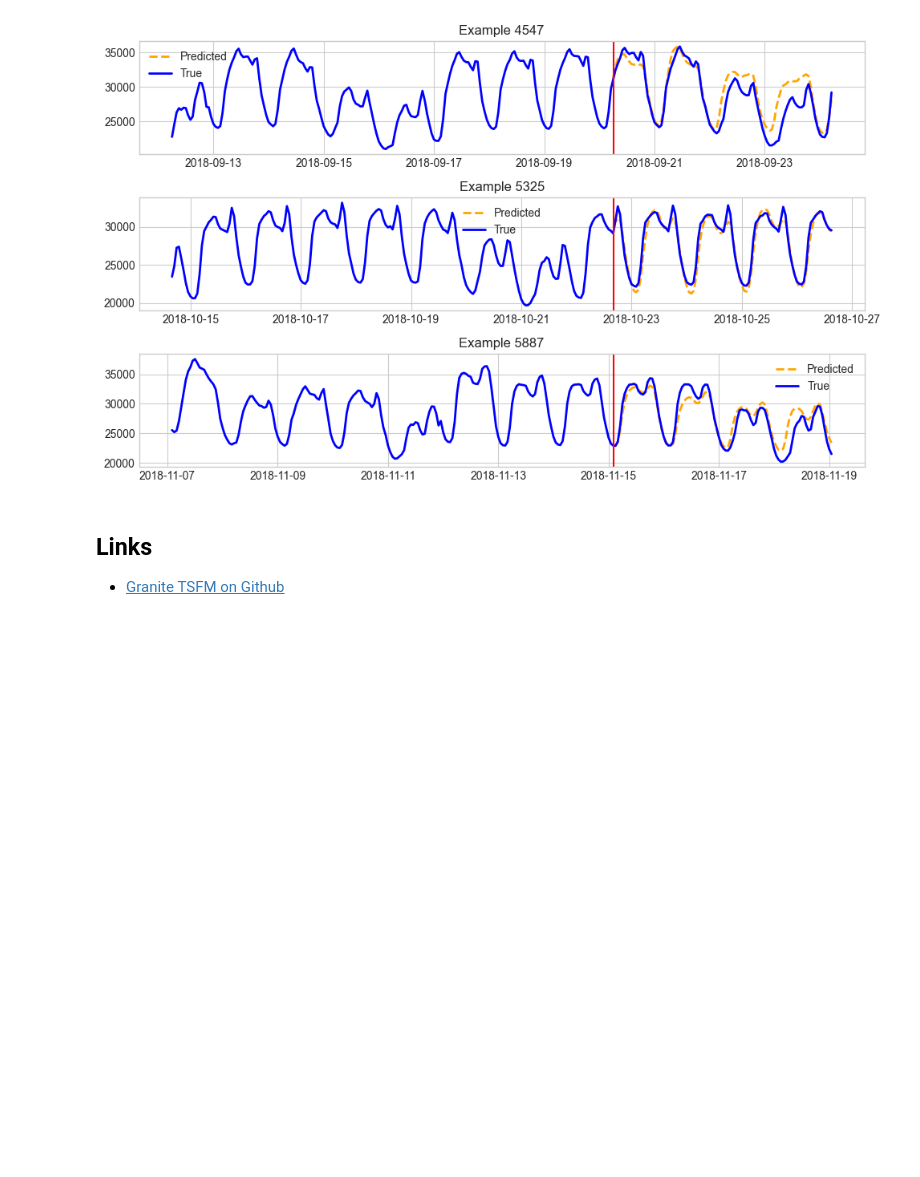
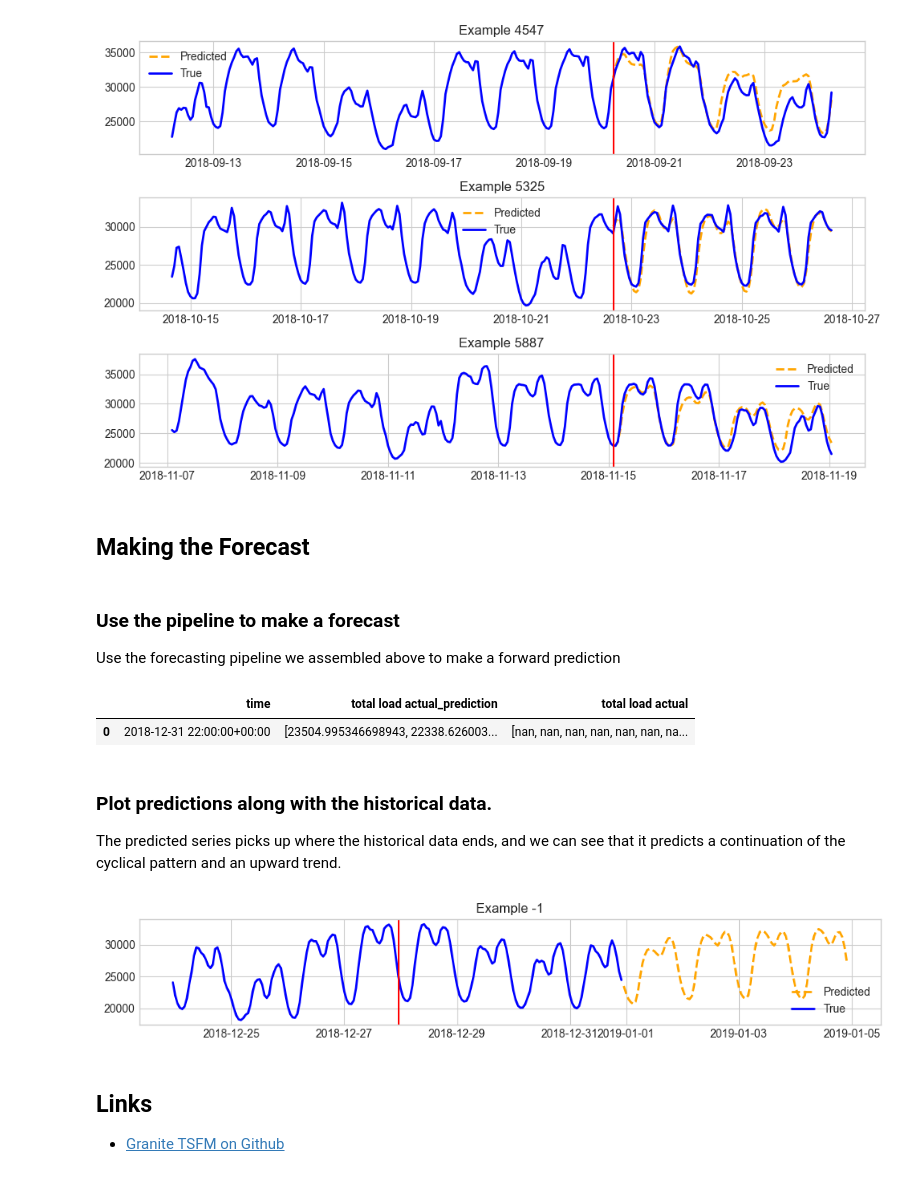
Before and after one commit to ibm-granite-community/granite-timeseries-cookbook, a Jupyter notebook: recipes/Time_Series/Preprocessor_Use_and_Performance_Evaluation.ipynb, the cells around one changed output. Drawn from its saved outputs; the diff is of its cells as text; code cells hidden in the pictures; blank space fills up the shorter version.

Commit message:
Re-add foreward prediction.
Signed-off-by: Fayvor Love <fayvor@gmail.com>

```diff
--- a/recipes/Time_Series/Preprocessor_Use_and_Performance_Evaluation.ipynb
+++ b/recipes/Time_Series/Preprocessor_Use_and_Performance_Evaluation.ipynb
@@ -218,6 +218,38 @@ plot_predictions(
 )
 # %% [output]
 [figure]
+# %% [markdown]
+## Making the Forecast
+# %% [markdown]
+### Use the pipeline to make a forecast
+
+Use the forecasting pipeline we assembled above to make a forward prediction
+# %%
+historical = input_df.iloc[-model_context_length:]
+
+# Make a forecast on the target column given the input data.
+zeroshot_forecast = pipeline(tsp.preprocess(historical))
+zeroshot_forecast.tail()
+# %% [output]
+|  | time | total load actual_prediction | total load actual |
+| 0 | 2018-12-31 22:00:00+00:00 | [23504.995346698943, 22338.626003... | [nan, nan, nan, nan, nan, nan, na... |
+# %% [markdown]
+### Plot predictions along with the historical data.
+
+The predicted series picks up where the historical data ends, and we can see that it predicts a continuation of the cyclical pattern and an upward trend.
+# %%
+# Plot the historical data and predicted series.
+plot_predictions(
+    input_df=historical,
+    predictions_df=zeroshot_forecast,
+    freq="h",
+    timestamp_column=timestamp_column,
+    channel=target_column,
+    indices=[-1],
+    num_plots=1,
+)
+# %% [output]
+[figure, added]
 # %% [markdown]
 ## Links
 * [Granite TSFM on Github](https://github.com/ibm-granite/granite-tsfm)
```
Also changed, not shown: parts of 1 cell of this notebook.
